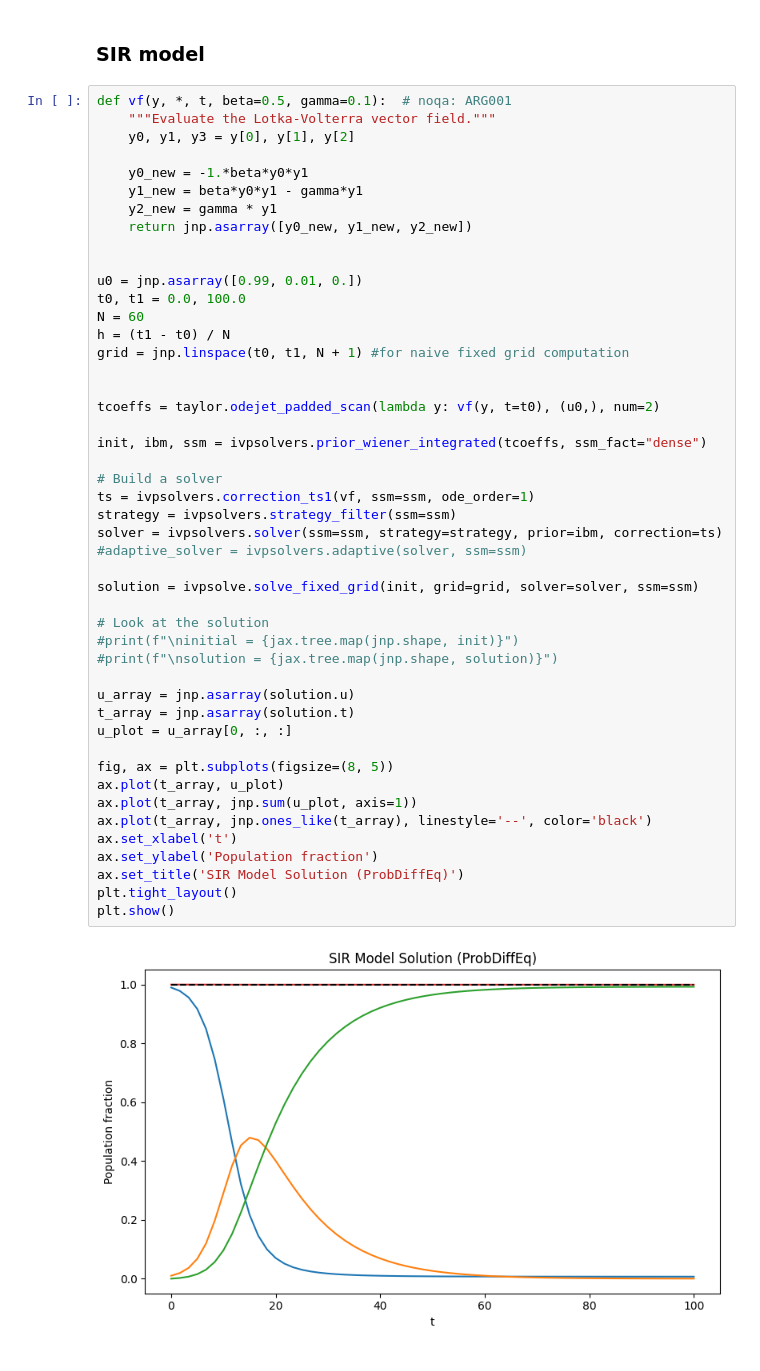
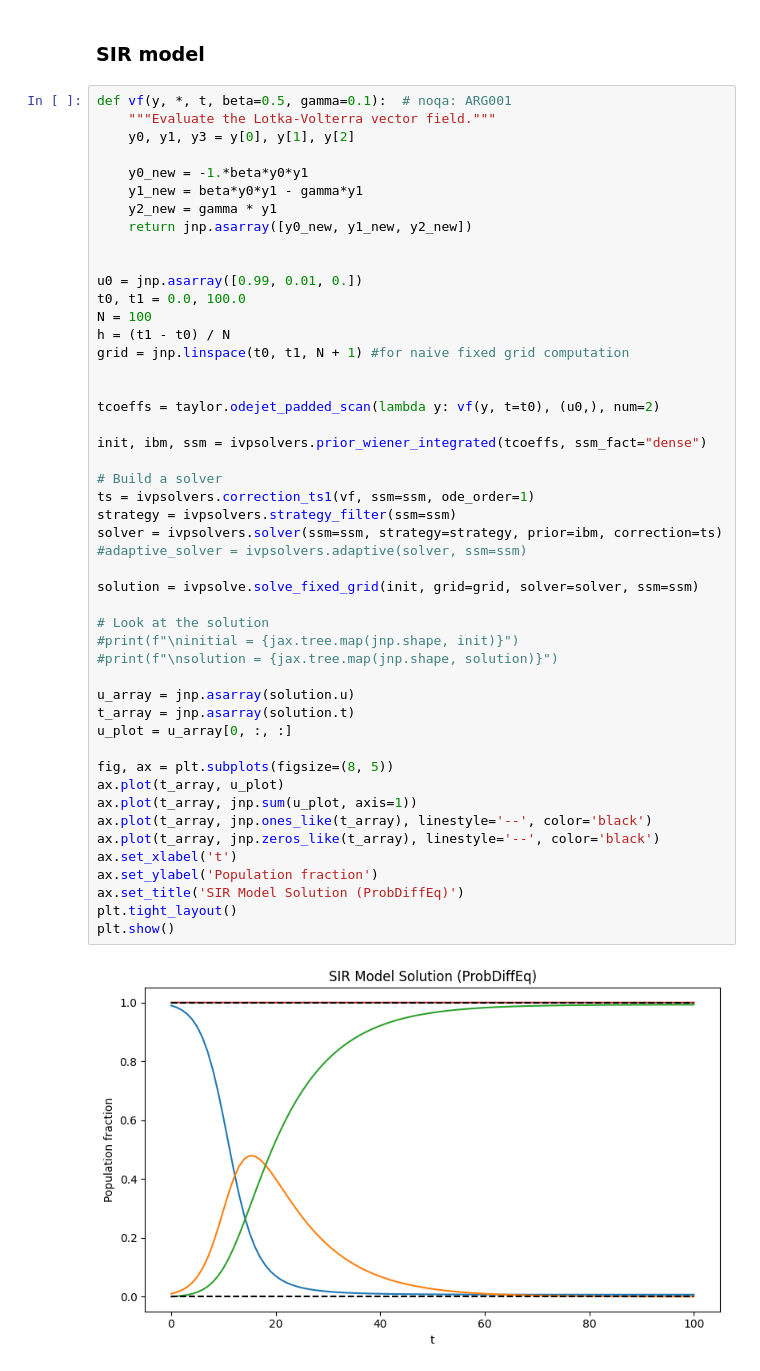
Before and after one commit to paufisch/ode_filters, a Jupyter notebook: probdiffeq.ipynb, the cells around one changed output. Saved outputs shown, nothing was run; the diff lists cells and outputs as text.

```diff
--- a/probdiffeq.ipynb
+++ b/probdiffeq.ipynb
@@ -192,7 +192,7 @@ def vf(y, *, t, beta=0.5, gamma=0.1):  # noqa: ARG001
 
 u0 = jnp.asarray([0.99, 0.01, 0.])
 t0, t1 = 0.0, 100.0
-N = 60
+N = 100
 h = (t1 - t0) / N
 grid = jnp.linspace(t0, t1, N + 1) #for naive fixed grid computation
 
@@ -200,31 +200,32 @@ grid = jnp.linspace(t0, t1, N + 1) #for naive fixed grid computation
 tcoeffs = taylor.odejet_padded_scan(lambda y: vf(y, t=t0), (u0,), num=2)
 
 init, ibm, ssm = ivpsolvers.prior_wiener_integrated(tcoeffs, ssm_fact="dense")
 
 # Build a solver
 ts = ivpsolvers.correction_ts1(vf, ssm=ssm, ode_order=1)
 strategy = ivpsolvers.strategy_filter(ssm=ssm)
 solver = ivpsolvers.solver(ssm=ssm, strategy=strategy, prior=ibm, correction=ts)
 #adaptive_solver = ivpsolvers.adaptive(solver, ssm=ssm)
 
 solution = ivpsolve.solve_fixed_grid(init, grid=grid, solver=solver, ssm=ssm)
 
 # Look at the solution
 #print(f"\ninitial = {jax.tree.map(jnp.shape, init)}")
 #print(f"\nsolution = {jax.tree.map(jnp.shape, solution)}")
 
 u_array = jnp.asarray(solution.u)
 t_array = jnp.asarray(solution.t)
 u_plot = u_array[0, :, :]
 
 fig, ax = plt.subplots(figsize=(8, 5))
 ax.plot(t_array, u_plot)
 ax.plot(t_array, jnp.sum(u_plot, axis=1))
 ax.plot(t_array, jnp.ones_like(t_array), linestyle='--', color='black')
+ax.plot(t_array, jnp.zeros_like(t_array), linestyle='--', color='black')
 ax.set_xlabel('t')
 ax.set_ylabel('Population fraction')
 ax.set_title('SIR Model Solution (ProbDiffEq)')
 plt.tight_layout()
 plt.show()
 # %% [output]
-[figure, old version]
+[figure, new version]
```
Also changed, not shown: parts of 2 cells of this notebook, 1 other file.
